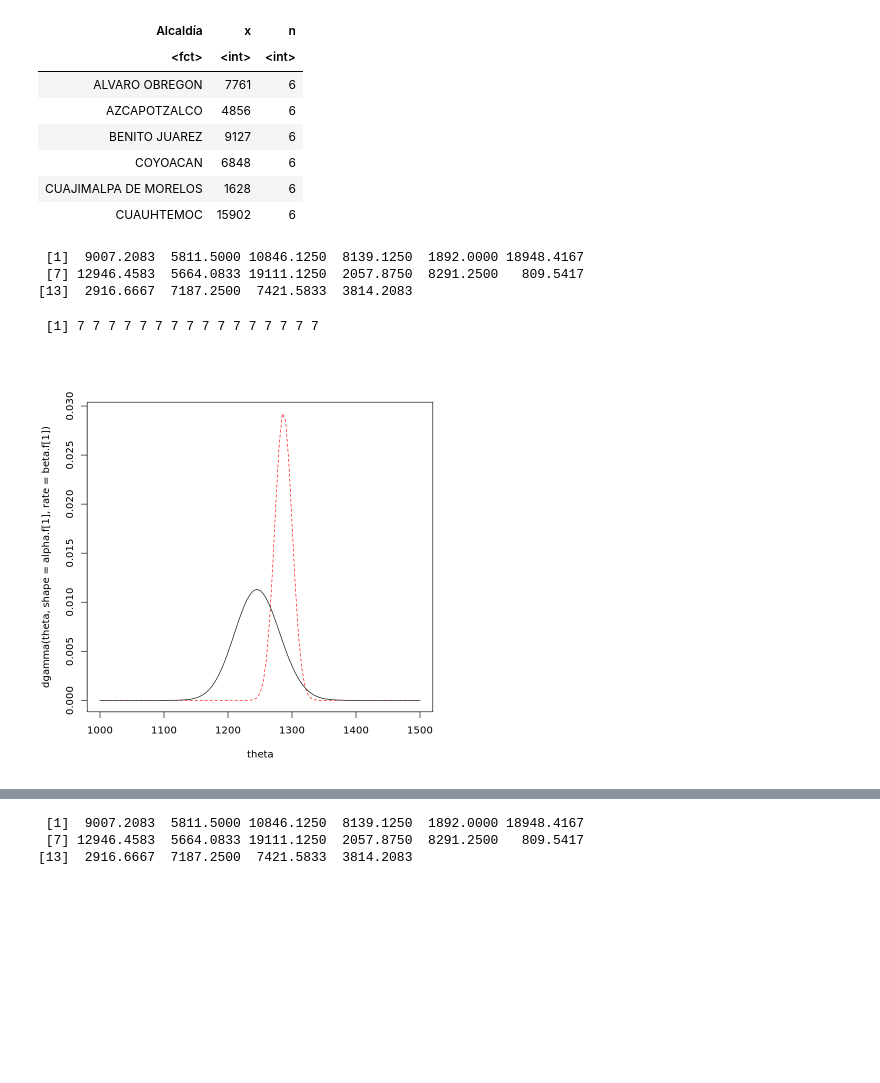
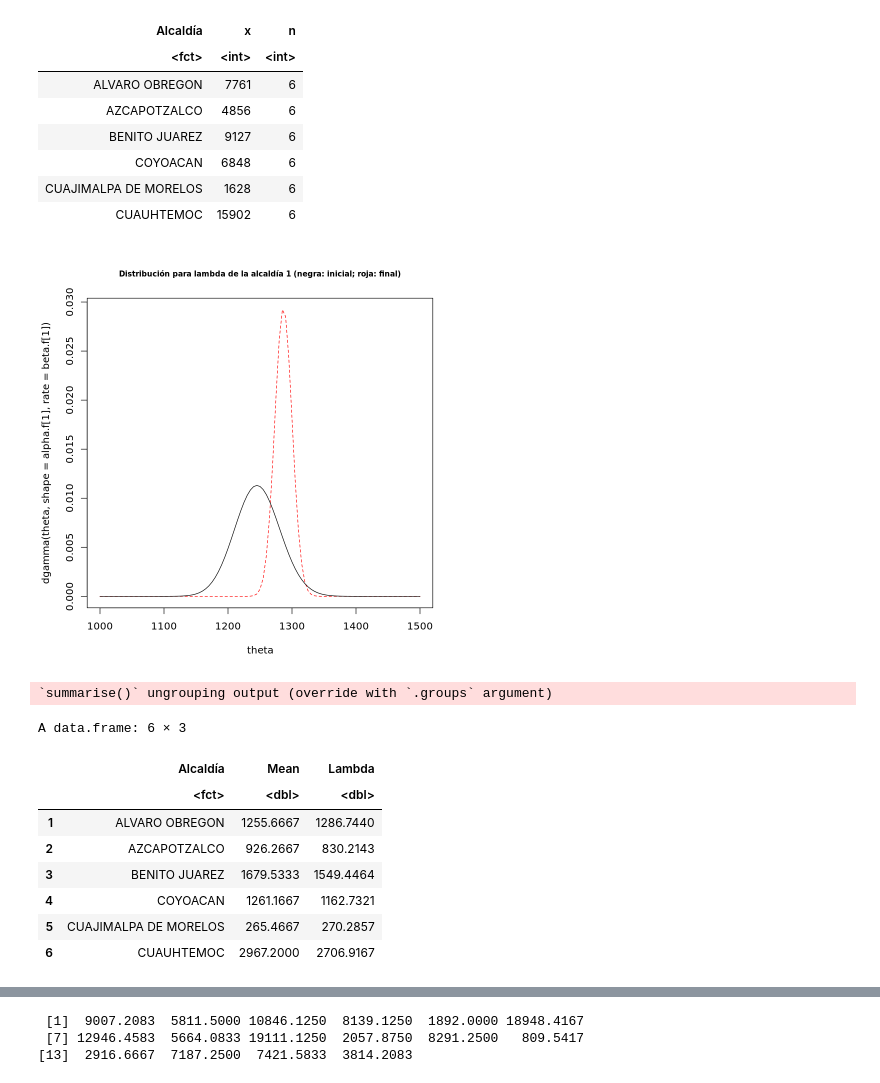
Before and after one commit to prope-2020-gh-classroom/practica-final-por-equipos-verano-2020-itam-atos-wk, a Jupyter notebook: analisis_bayesiano.ipynb, the cells around one changed output, grey strips where cells are left out. Cells and saved outputs as stored; diff of their text form; code cells hidden in the pictures; blank space fills up the shorter version.

Commit message:
análisis bayesiano por Alcaldía y por mes de acuerdo a issue #6

```diff
--- a/analisis_bayesiano.ipynb
+++ b/analisis_bayesiano.ipynb
@@ -54,11 +54,11 @@ A grouped_df: 6 × 4
 | 2018 | June | CUAUHTEMOC | 3249 |
 | 2018 | July | CUAUHTEMOC | 3244 |
 # %%
-delitos <- denuncias %>%
+denuncias2 <- denuncias %>%
     filter(año != 2019) %>%
     group_by(Alcaldía) %>%
     summarise(lambda = mean(Delitos))
-head(lambdas)
+head(denuncias2)
 # %% [output]
 `summarise()` ungrouping output (override with `.groups` argument)
 A tibble: 6 × 2
@@ -71,8 +71,8 @@ A tibble: 6 × 2
 | CUAJIMALPA DE MORELOS | 264.000 |
 | CUAUHTEMOC | 3046.417 |
 # %%
-alpha.i <- delitos$lambda
-beta.i <- rep(1,nrow(delitos))
+alpha.i <- denuncias2$lambda
+beta.i <- rep(1,nrow(denuncias2))
 # %%
 obs.2019 <- denuncias %>%
     filter(año == 2019) %>%
@@ -92,17 +92,29 @@ A tibble: 6 × 3
 | CUAJIMALPA DE MORELOS | 1628 | 6 |
 | CUAUHTEMOC | 15902 | 6 |
 # %%
-(alpha.f <- alpha.i + obs.2019$x)
-(beta.f <- beta.i + obs.2019$n)
+alpha.f <- alpha.i + obs.2019$x
+beta.f <- beta.i + obs.2019$n
-# %% [output]
- [1]  9007.2083  5811.5000 10846.1250  8139.1250  1892.0000 18948.4167
- [7] 12946.4583  5664.0833 19111.1250  2057.8750  8291.2500   809.5417
-[13]  2916.6667  7187.2500  7421.5833  3814.2083
- [1] 7 7 7 7 7 7 7 7 7 7 7 7 7 7 7 7
 # %%
 curve(dgamma(theta, shape = alpha.f[1], rate = beta.f[1]), from = 1000, to = 1500, col = 2, lty = 2, xname = 'theta')
 curve(dgamma(theta, shape = alpha.i[1], rate = beta.i[1]), add = TRUE, xname = 'theta', ylab = 'Density')
-#title(main=paste0("Distribución inicial informativa para theta  (negra: inicial; roja: final); y = ",y.71," n = ",n.71),
-#      cex.main=0.75)
+title(main=paste0('Distribución para lambda de la alcaldía 1 (negra: inicial; roja: final)' ), cex.main=0.75)
+lambda.e <- alpha.f/beta.f
 # %% [output]
-[figure, old version]
+[figure, new version]
+# %%
+res.alc <- denuncias %>%
+    group_by(Alcaldía) %>%
+    summarise(Mean = mean(Delitos))
+res.alc <- cbind(res.alc, Lambda = lambda.e)
+head(res.alc)
+# %% [output]
+`summarise()` ungrouping output (override with `.groups` argument)
+A data.frame: 6 × 3
+|  | Alcaldía | Mean | Lambda |
+|  | <fct> | <dbl> | <dbl> |
+| 1 | ALVARO OBREGON | 1255.6667 | 1286.7440 |
+| 2 | AZCAPOTZALCO | 926.2667 | 830.2143 |
+| 3 | BENITO JUAREZ | 1679.5333 | 1549.4464 |
+| 4 | COYOACAN | 1261.1667 | 1162.7321 |
+| 5 | CUAJIMALPA DE MORELOS | 265.4667 | 270.2857 |
+| 6 | CUAUHTEMOC | 2967.2000 | 2706.9167 |
```
Also changed, not shown: parts of 7 cells of this notebook.
